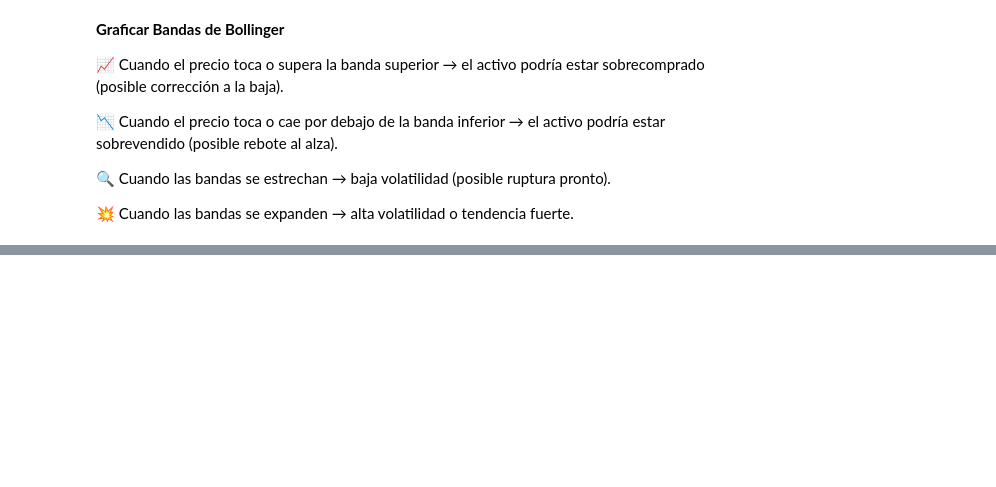
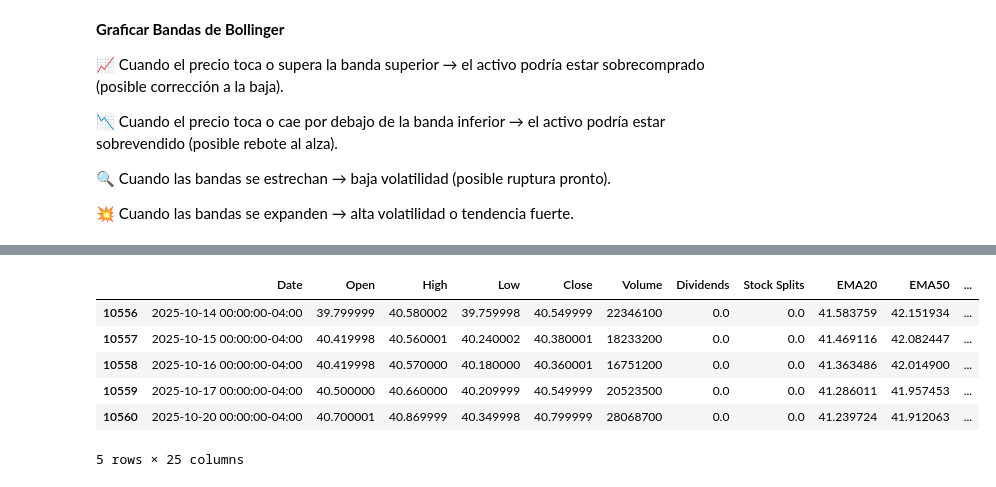
Before and after one commit to Saul-Ochoa/MachineLearning, a Jupyter notebook: mis-inversiones.ipynb, the cells around one changed output, grey strips where cells are left out. Cells and saved outputs as stored; diff of their text form; code cells hidden in the pictures; blank space fills up the shorter version.

```diff
--- a/mis-inversiones.ipynb
+++ b/mis-inversiones.ipynb
@@ -430,0 +521,10 @@ Cuando la línea MACD cruza hacia abajo la Signal, el impulso cambia a bajista.
+# %%
+df.tail()
+# %% [output]
+|  | Date | Open | High | Low | Close | Volume | Dividends | Stock Splits | EMA20 | EMA50 | ... |
+| 10556 | 2025-10-14 00:00:00-04:00 | 39.799999 | 40.580002 | 39.759998 | 40.549999 | 22346100 | 0.0 | 0.0 | 41.583759 | 42.151934 | ... |
+| 10557 | 2025-10-15 00:00:00-04:00 | 40.419998 | 40.560001 | 40.240002 | 40.380001 | 18233200 | 0.0 | 0.0 | 41.469116 | 42.082447 | ... |
+| 10558 | 2025-10-16 00:00:00-04:00 | 40.419998 | 40.570000 | 40.180000 | 40.360001 | 16751200 | 0.0 | 0.0 | 41.363486 | 42.014900 | ... |
+| 10559 | 2025-10-17 00:00:00-04:00 | 40.500000 | 40.660000 | 40.209999 | 40.549999 | 20523500 | 0.0 | 0.0 | 41.286011 | 41.957453 | ... |
+| 10560 | 2025-10-20 00:00:00-04:00 | 40.700001 | 40.869999 | 40.349998 | 40.799999 | 28068700 | 0.0 | 0.0 | 41.239724 | 41.912063 | ... |
+5 rows × 25 columns
```
Also changed, not shown: parts of 4 cells of this notebook.
